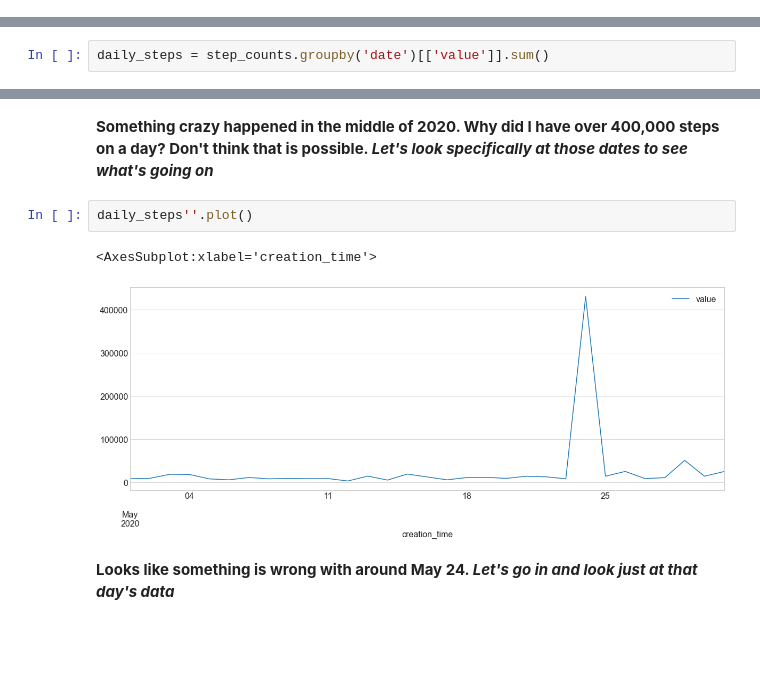
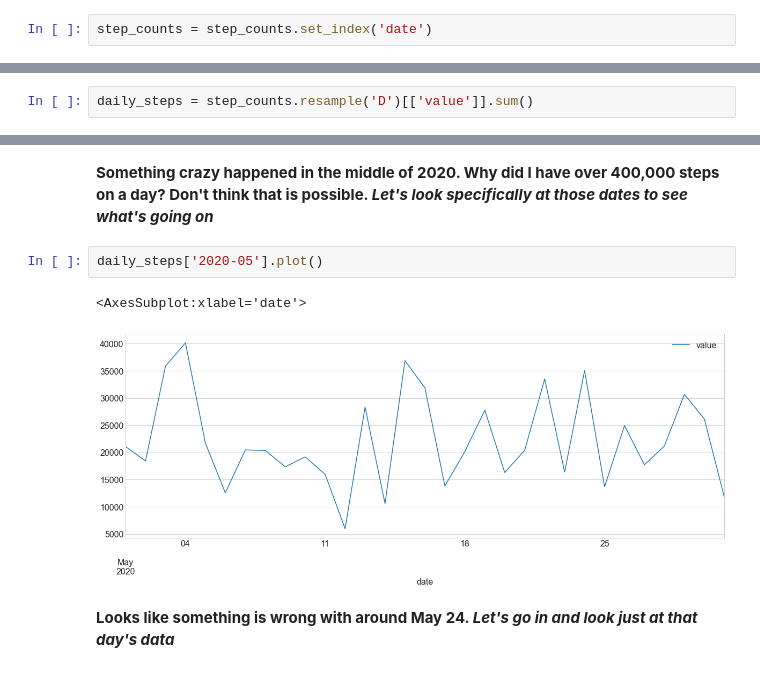
Before and after one commit to markydoug/my_apple_health, a Jupyter notebook: steps.ipynb, the cells around one changed output, grey strips where cells are left out. Cells and saved outputs as stored; diff of their text form; blank space fills up the shorter version.

```diff
--- a/steps.ipynb
+++ b/steps.ipynb
@@ -173,0 +175,2 @@ step_counts
+# %%
+step_counts = step_counts.set_index('date')
@@ -174,5 +194,5 @@ step_counts
 # %%
-daily_steps = step_counts.groupby('date')[['value']].sum()
+daily_steps = step_counts.resample('D')[['value']].sum()
 # %%
 #look at all my steps per day
 daily_steps.plot()
@@ -182,10 +202,10 @@ daily_steps.plot()
 # %% [markdown]
 **Something crazy happened in the middle of 2020. Why did I have over 400,000 steps on a day? Don't think that is possible. *Let's look specifically at those dates to see what's going on***
 # %%
-daily_steps''.plot()
+daily_steps['2020-05'].plot()
 # %% [output]
-<AxesSubplot:xlabel='creation_time'>
+<AxesSubplot:xlabel='date'>
-[figure, old version]
+[figure, new version]
 # %% [markdown]
 **Looks like something is wrong with around May 24. *Let's go in and look just at that day's data***
 # %%
```
Also changed, not shown: parts of 12 cells of this notebook.
